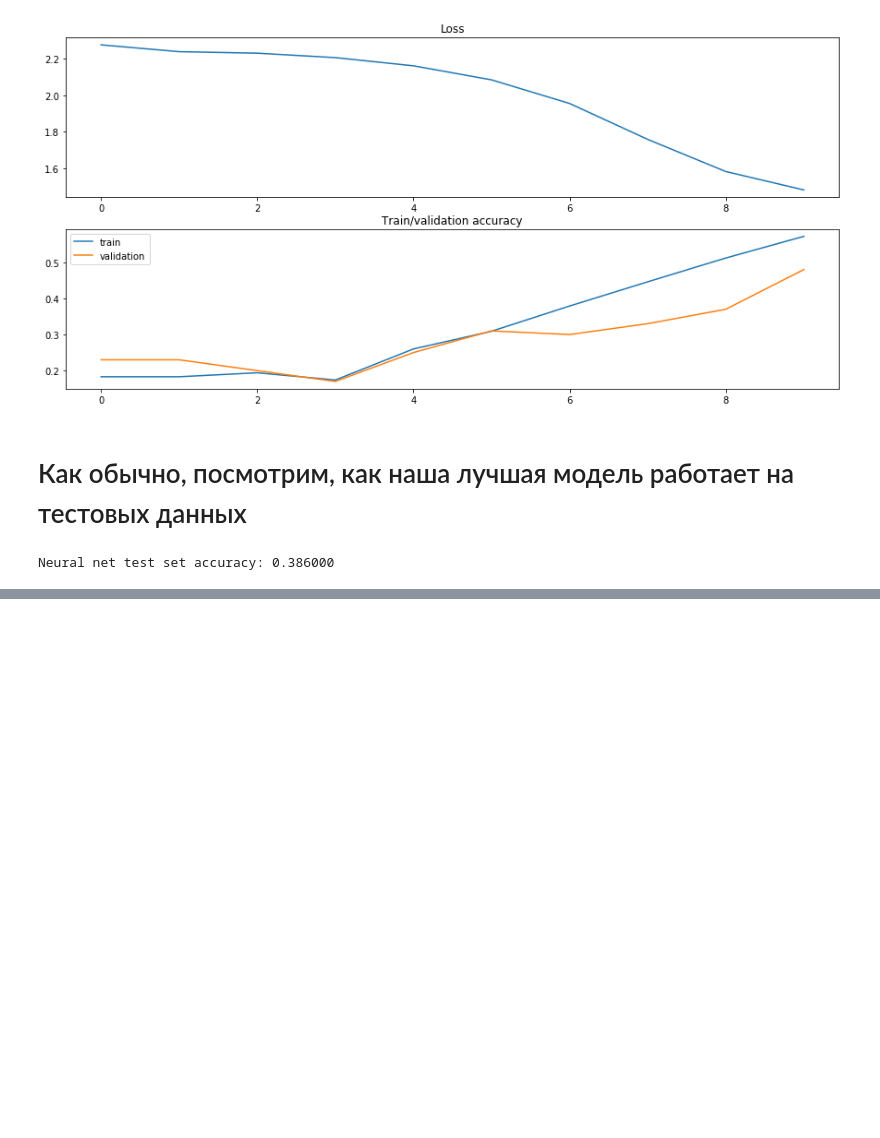
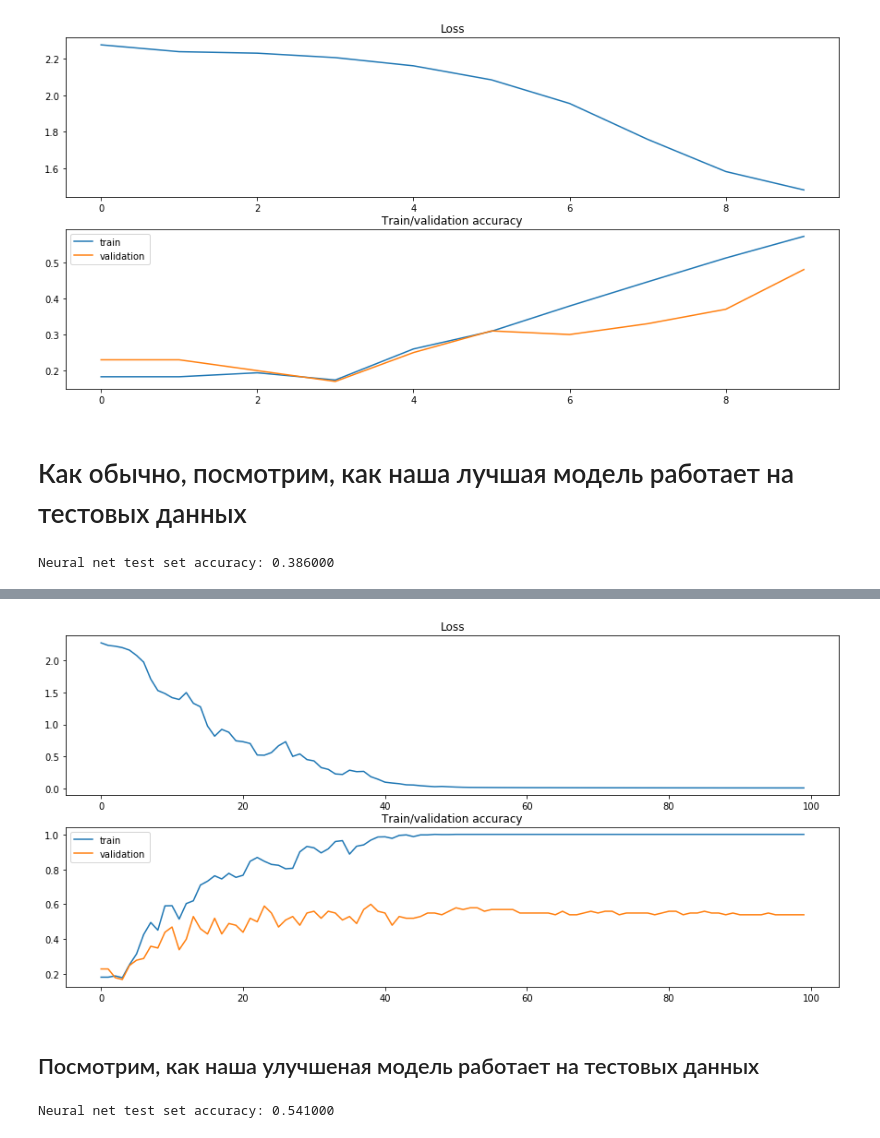
Before and after one commit to shereshevskiy/dlcourse_ai, a Jupyter notebook: assignments/assignment2/Neural Network.ipynb, the cells around one changed output, grey strips where cells are left out. Saved outputs shown, nothing was run; the diff lists cells and outputs as text; code cells hidden in the pictures; blank space fills up the shorter version.

Commit message:
the model was improved

```diff
--- a/assignments/assignment2/Neural Network.ipynb
+++ b/assignments/assignment2/Neural Network.ipynb
@@ -564,0 +567,13 @@ Neural net test set accuracy: 0.386000
+# %%
+learning_rate, reg_strength, learning_rate_decay, hidden_layer_size, num_epochs, batch_size, momentum = best_param
+
+best_model = TwoLayerNet(n_input = train_X_.shape[1], n_output = 10,
+                    hidden_layer_size=hidden_layer_size, reg=reg_strength)
+
+
+num_epochs = 100
+trainer = Trainer(best_model, dataset, MomentumSGD(momentum=momentum), num_epochs,
+                  batch_size, learning_rate, learning_rate_decay)
+
+loss_history, train_history, val_history = trainer.fit()
+val_accuracy = val_history[-1]
@@ -564,0 +598,20 @@ Neural net test set accuracy: 0.386000
+# %%
+plt.figure(figsize=(15, 7))
+plt.subplot(211)
+plt.title("Loss")
+plt.plot(loss_history)
+plt.subplot(212)
+plt.title("Train/validation accuracy")
+plt.plot(train_history, label="train")
+plt.plot(val_history, label="validation")
+plt.legend();
+# %% [output]
+[figure, added]
+# %% [markdown]
+## Посмотрим, как наша улучшеная модель работает на тестовых данных
+# %%
+test_pred = best_model.predict(test_X)
+test_accuracy = multiclass_accuracy(test_pred, test_y)
+print('Neural net test set accuracy: %f' % (test_accuracy, ))
+# %% [output]
+Neural net test set accuracy: 0.541000
```
Also changed, not shown: parts of 2 cells of this notebook.
